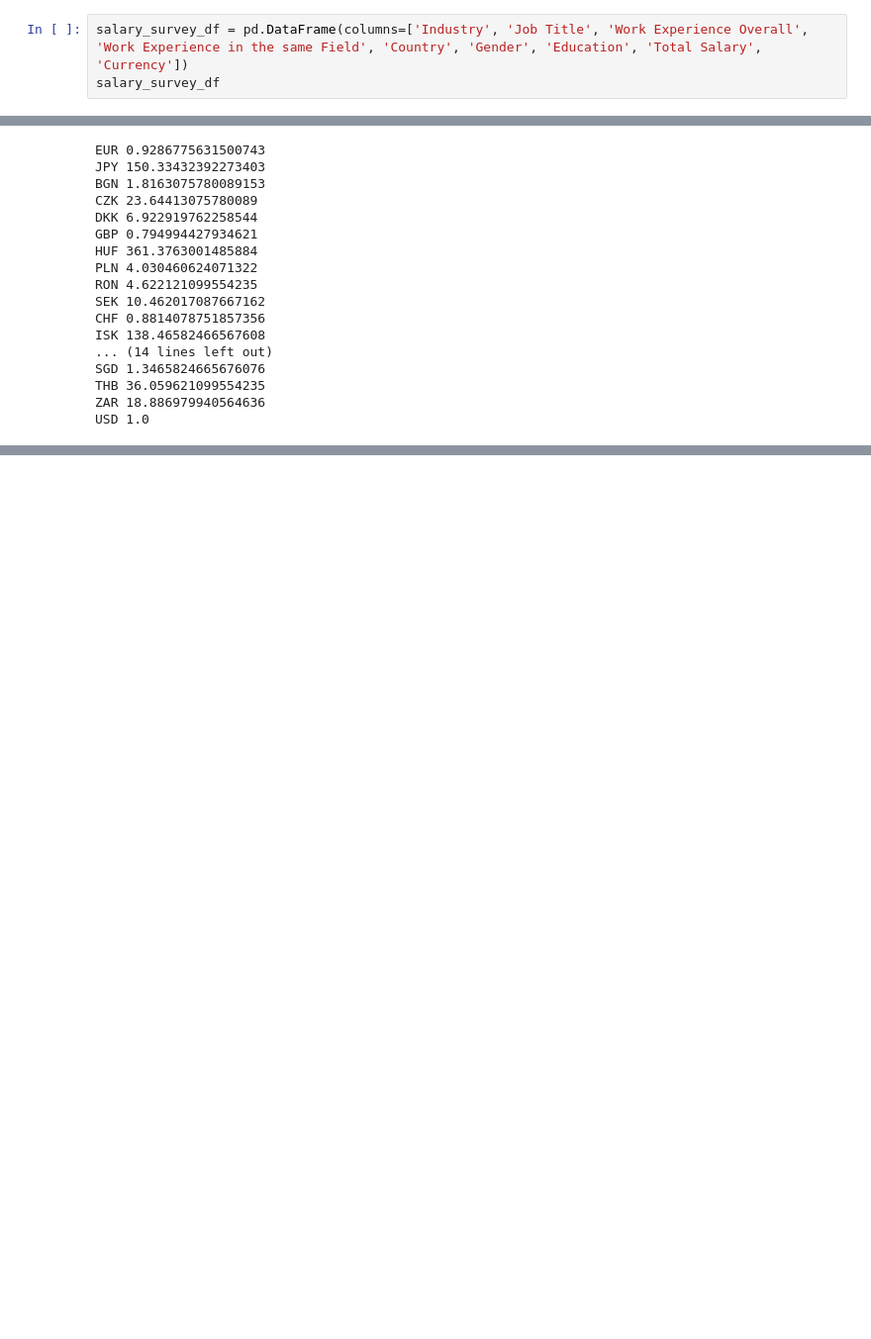
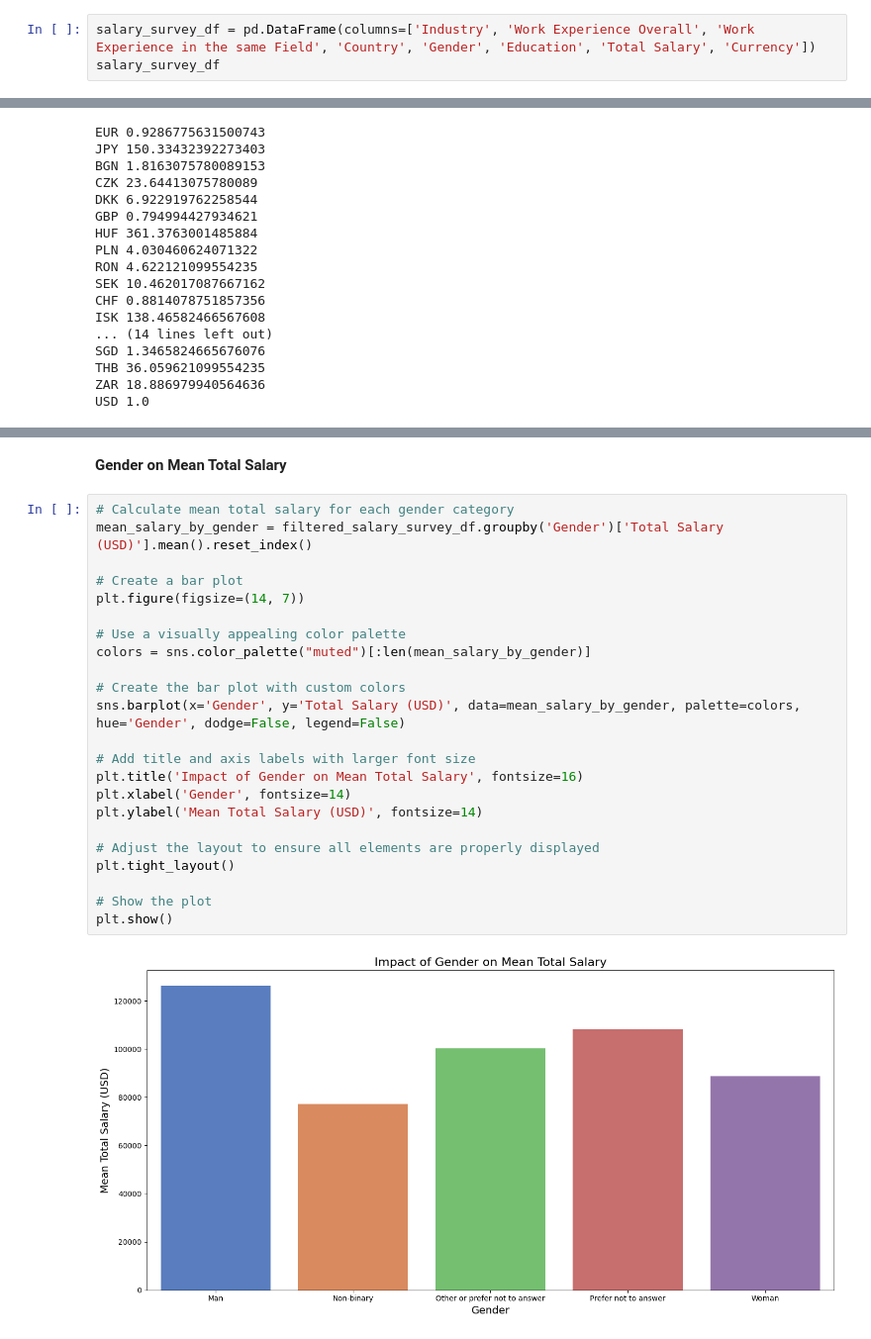
Before and after one commit to CleonKalea/Foundation-of-Data-Science, a Jupyter notebook: Tugas 1/Exploratory Data Analysis - 2021 Salary Survey.ipynb, the cells around one changed output, grey strips where cells are left out. Shown at 99% size. Saved outputs shown, nothing was run; the diff lists cells and outputs as text; blank space fills up the shorter version.

```diff
--- a/Tugas 1/Exploratory Data Analysis - 2021 Salary Survey.ipynb
+++ b/Tugas 1/Exploratory Data Analysis - 2021 Salary Survey.ipynb
@@ -88,7 +90,7 @@ Name: 0, dtype: object
 # %% [markdown]
 Create a new DataFrame with only the necessary columns
 # %%
-salary_survey_df = pd.DataFrame(columns=['Industry', 'Job Title', 'Work Experience Overall', 'Work Experience in the same Field', 'Country', 'Gender', 'Education', 'Total Salary', 'Currency'])
+salary_survey_df = pd.DataFrame(columns=['Industry', 'Work Experience Overall', 'Work Experience in the same Field', 'Country', 'Gender', 'Education', 'Total Salary', 'Currency'])
 salary_survey_df
 # %% [output]
 |  | Industry | Work Experience Overall | Work Experience in the same Field | Country | Gender | Education | Total Salary | ... |
@@ -541,0 +548,27 @@ plt.show()
+# %% [markdown]
+**Gender on Mean Total Salary**
+# %%
+# Calculate mean total salary for each gender category
+mean_salary_by_gender = filtered_salary_survey_df.groupby('Gender')['Total Salary (USD)'].mean().reset_index()
+
+# Create a bar plot
+plt.figure(figsize=(14, 7))
+
+# Use a visually appealing color palette
+colors = sns.color_palette("muted")[:len(mean_salary_by_gender)]
+
+# Create the bar plot with custom colors
+sns.barplot(x='Gender', y='Total Salary (USD)', data=mean_salary_by_gender, palette=colors, hue='Gender', dodge=False, legend=False)
+
+# Add title and axis labels with larger font size
+plt.title('Impact of Gender on Mean Total Salary', fontsize=16)
+plt.xlabel('Gender', fontsize=14)
+plt.ylabel('Mean Total Salary (USD)', fontsize=14)
+
+# Adjust the layout to ensure all elements are properly displayed
+plt.tight_layout()
+
+# Show the plot
+plt.show()
+# %% [output]
+[figure, added]
```
Also changed, not shown: parts of 60 cells of this notebook.
